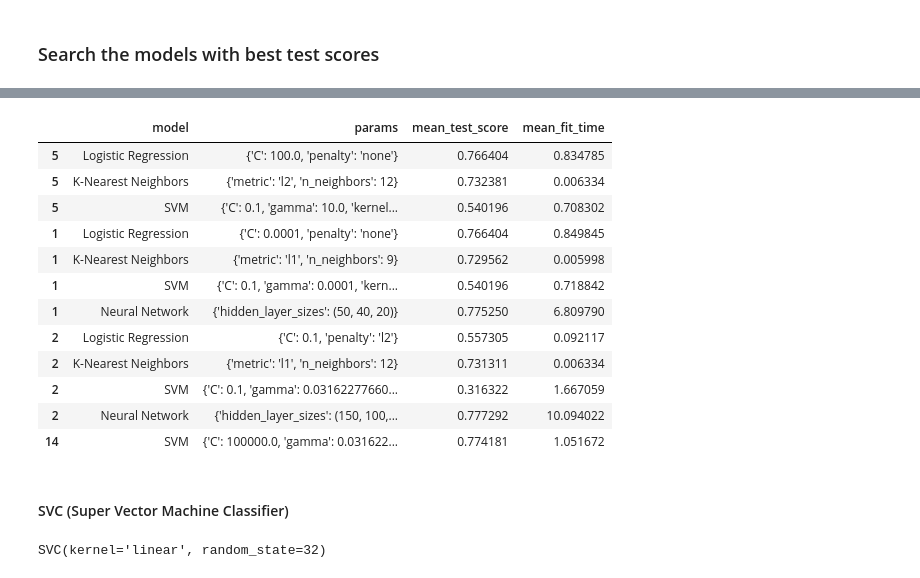
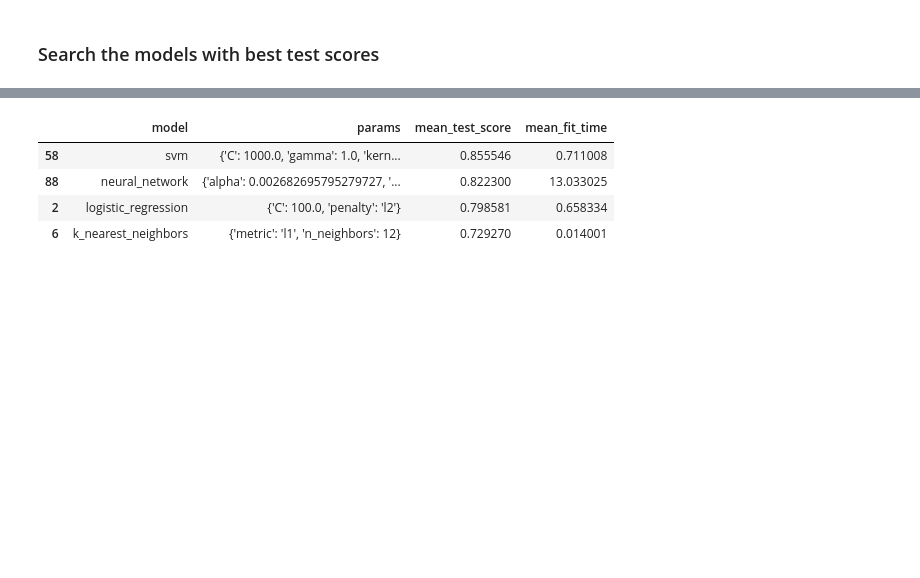
Before and after one commit to alejomaar/machine-learning, a Jupyter notebook: clasification/Google Art and Culture/notebooks/classification.ipynb, the cells around one changed output, grey strips where cells are left out. Cells and saved outputs as stored; diff of their text form; code cells hidden in the pictures; blank space fills up the shorter version.

```diff
--- a/clasification/Google Art and Culture/notebooks/classification.ipynb
+++ b/clasification/Google Art and Culture/notebooks/classification.ipynb
@@ -89,8 +111,6 @@ Text(0.5, 1.0, 'Sales correlation')
 
 * The differents types of std (grayscale, blue, green and red) are very correlated between them , so std_blue, std_green, std_red will be deleted
 * mean_grayscale produces high correlation with mean_blue, mean_green and mean_red, so mean_grayscale will be deleted
-# %%
-X = X[['mean_blue','mean_green','mean_red','std_grayscale']]
 # %% [markdown]
 # Exploration of data and Models 📊
 # %%
@@ -110,37 +130,39 @@ from sklearn.ensemble import RandomForestClassifier
 from sklearn.naive_bayes import GaussianNB
 from sklearn.neural_network import MLPClassifier
 from sklearn.model_selection import GridSearchCV
-from sklearn.neural_network import MLPClassifier
+from sklearn.model_selection import StratifiedKFold
+from joblib import dump, load
 
 
-def modelPipeline(X, y):
+def model_pipeline(X, y,model_folder,n_jobs):
+
+    create_folder(model_folder)
 
     default_params = {'random_state':42}
-    log_reg = LogisticRegression(**default_params|{'max_iter':10000})
+    log_reg = LogisticRegression(**default_params|{'n_jobs':-1})
     knn = KNeighborsClassifier()
     svm = SVC(**default_params)
     NN = MLPClassifier(**default_params)
 
     models = [
-            ('Logistic Regression', log_reg, {"penalty":['l2','none'], 'C':np.logspace(-4, 2, num=2)}),
-            ('K-Nearest Neighbors', knn, {'n_neighbors':[3,9,12], 'metric': ['l1','l2']}),
-            ('SVM', svm, {'C': np.logspace(-1, 5, num=3),'gamma': np.logspace(-4, 0, num=2), 'kernel':['rbf','linear']}),
-            ('Neural Network',NN, {'hidden_layer_sizes':[(10,10,10),(50,40,20),(150,100,50)]} )
+            ('logistic_regression', log_reg, {"penalty":['l2','none'], 'C':np.logspace(-4, 2, num=2)}),
+            ('k_nearest_neighbors', knn, {'n_neighbors':[3,9,12], 'metric': ['l1','l2']}),
+            ('svm', svm, {'C': np.logspace(-1, 5, num=7),'gamma': np.logspace(-4, 0, num=5), 'kernel':['rbf','linear']}),
+            ('neural_network',NN, {'hidden_layer_sizes':[(50,50,50),(150,100,50),(150,150,150)],'alpha':np.logspace(-4, 1, num=8)} )
             ]
-
-
 
     results = pd.DataFrame(columns=['model','params','mean_test_score'])
     for name,model,params in models:
         print('Training:',name)
-        classifier = GridSearchCV(model,params,cv=3,return_train_score=False)
+        classifier = GridSearchCV(model,params,cv=3,return_train_score=False,n_jobs=n_jobs,verbose=3)
         classifier.fit(X,y)
         full_report = pd.DataFrame(classifier.cv_results_)
         full_report['model']= name
         report = full_report[['model','params','mean_test_score','mean_fit_time']]
         results = pd.concat([results, report])
 
+        model_export_name = f'{name}.joblib'
+        dump(classifier, model_folder/model_export_name)
+
     results = results.reset_index(drop=True)
     return results
-
-models_df = modelPipeline(X,y)
@@ -151,0 +169,14 @@ Training: Neural Network
+# %%
+X_all_features = X
+X_hsv_rgb = X[['mean_blue','mean_green','mean_red','h_mean','s_mean','v_mean']]
+X_hsv = X[['h_mean','s_mean','v_mean']]
+X_rgb = X_all_features[['mean_blue','mean_green','mean_red']]
+# %%
+
+
+print('------All features------')
+model_all_features_df = model_pipeline(X_all_features,y, PATHS['models']/'all',1)
+#print('------hsv features------')
+#model_hsv_features = model_pipeline(X_hsv_features,y, PATHS['models']/'hsv',1)
+#print('------rgb features------')
+#model_rgb_features = model_pipeline(X_rgb_features,y,PATHS['models']/'rgb',1)
@@ -198,26 +225,9 @@ models_df2.sort_values('mean_test_score',ascending=False)
 # %%
 #models_df.loc[models_df.reset_index().groupby('model', as_index=False).agg('max').idxmax()]
-models_df.loc[models_df.groupby('model')['mean_test_score'].idxmax()]
+model_all_features_df.loc[model_all_features_df.groupby('model')['mean_test_score'].idxmax()].sort_values('mean_test_score',ascending=False)
 # %% [output]
 |  | model | params | mean_test_score | mean_fit_time |
-| 5 | Logistic Regression | {'C': 100.0, 'penalty': 'none'} | 0.766404 | 0.834785 |
-| 5 | K-Nearest Neighbors | {'metric': 'l2', 'n_neighbors': 12} | 0.732381 | 0.006334 |
-| 5 | SVM | {'C': 0.1, 'gamma': 10.0, 'kernel... | 0.540196 | 0.708302 |
-| 1 | Logistic Regression | {'C': 0.0001, 'penalty': 'none'} | 0.766404 | 0.849845 |
-| 1 | K-Nearest Neighbors | {'metric': 'l1', 'n_neighbors': 9} | 0.729562 | 0.005998 |
-| 1 | SVM | {'C': 0.1, 'gamma': 0.0001, 'kern... | 0.540196 | 0.718842 |
-| 1 | Neural Network | {'hidden_layer_sizes': (50, 40, 20)} | 0.775250 | 6.809790 |
-| 2 | Logistic Regression | {'C': 0.1, 'penalty': 'l2'} | 0.557305 | 0.092117 |
-| 2 | K-Nearest Neighbors | {'metric': 'l1', 'n_neighbors': 12} | 0.731311 | 0.006334 |
-| 2 | SVM | {'C': 0.1, 'gamma': 0.03162277660... | 0.316322 | 1.667059 |
-| 2 | Neural Network | {'hidden_layer_sizes': (150, 100,... | 0.777292 | 10.094022 |
-| 14 | SVM | {'C': 100000.0, 'gamma': 0.031622... | 0.774181 | 1.051672 |
+| 58 | svm | {'C': 1000.0, 'gamma': 1.0, 'kern... | 0.855546 | 0.711008 |
+| 88 | neural_network | {'alpha': 0.002682695795279727, '... | 0.822300 | 13.033025 |
+| 2 | logistic_regression | {'C': 100.0, 'penalty': 'l2'} | 0.798581 | 0.658334 |
+| 6 | k_nearest_neighbors | {'metric': 'l1', 'n_neighbors': 12} | 0.729270 | 0.014001 |
-# %% [markdown]
-#### SVC (Super Vector Machine Classifier)
-# %%
-X_train,X_test, y_train, y_test = train_test_split(X, y,test_size=0.3, stratify=y,random_state=32)
-# And here we train our model. IMPORTANT: we use kernel='linear'.
-svc_model = SVC(kernel='linear', random_state=32)
-svc_model.fit(X_train, y_train)
-# %% [output]
-SVC(kernel='linear', random_state=32)
```
Also changed, not shown: parts of 26 cells of this notebook, 13 other files.
